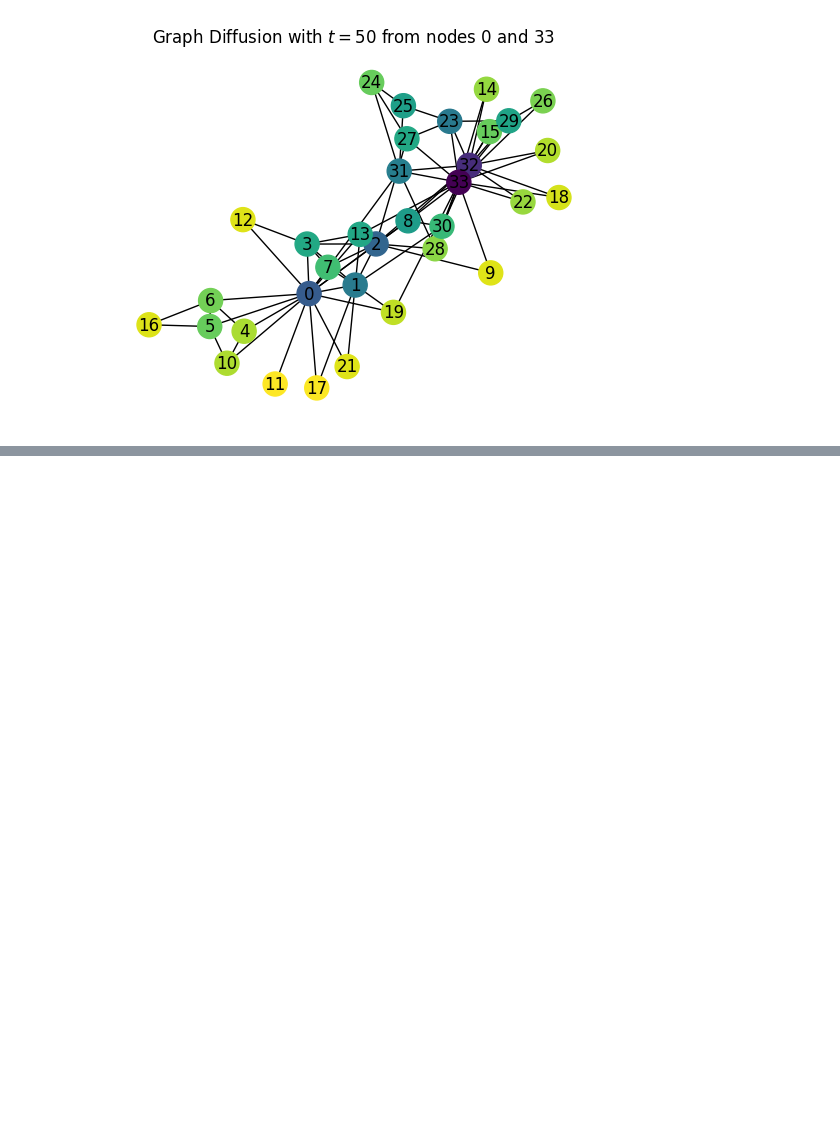
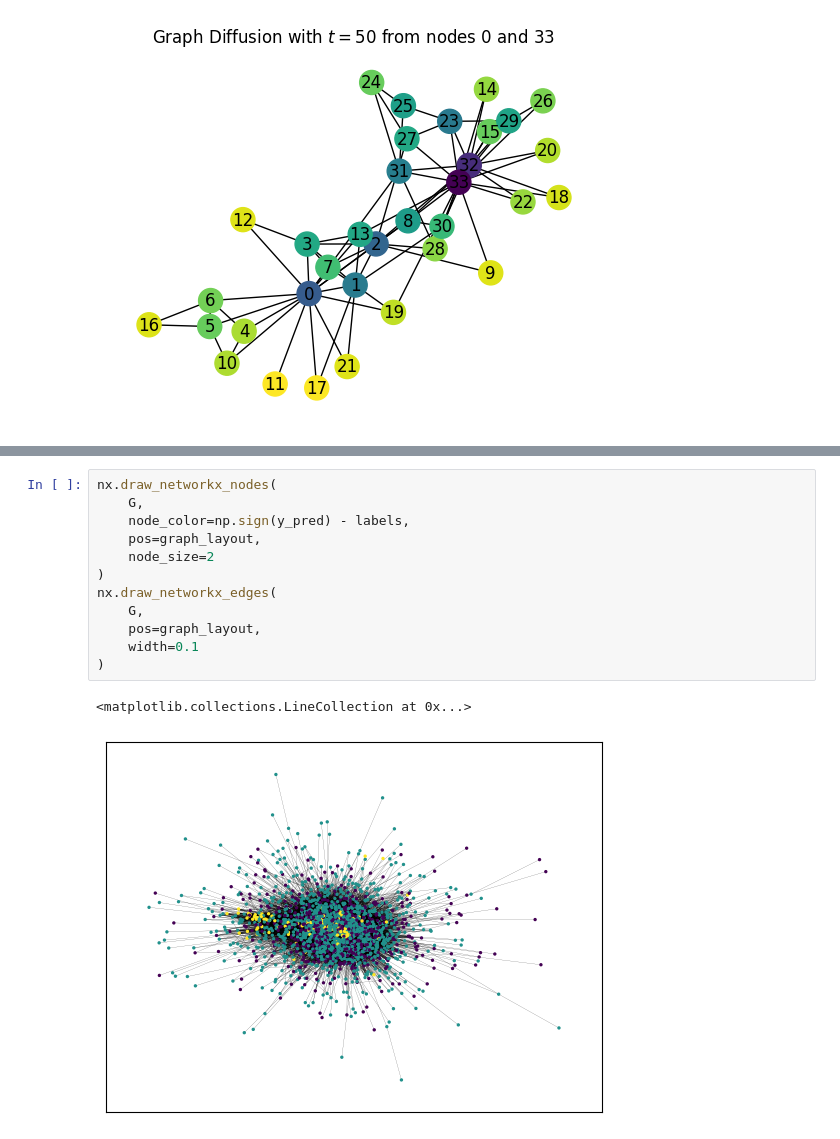
Before and after one commit to vitorfrois/svm, a Jupyter notebook: svc.ipynb, the cells around one changed output, grey strips where cells are left out. Saved outputs shown, nothing was run; the diff lists cells and outputs as text; blank space fills up the shorter version.

```diff
--- a/svc.ipynb
+++ b/svc.ipynb
@@ -147,0 +229,15 @@ nx.draw(
+# %%
+nx.draw_networkx_nodes(
+    G,
+    node_color=np.sign(y_pred) - labels,
+    pos=graph_layout,
+    node_size=2
+)
+nx.draw_networkx_edges(
+    G,
+    pos=graph_layout,
+    width=0.1
+)
+# %% [output]
+<matplotlib.collections.LineCollection at 0x...>
+[figure, added]
```
Also changed, not shown: parts of 16 cells of this notebook, 3 other files.
